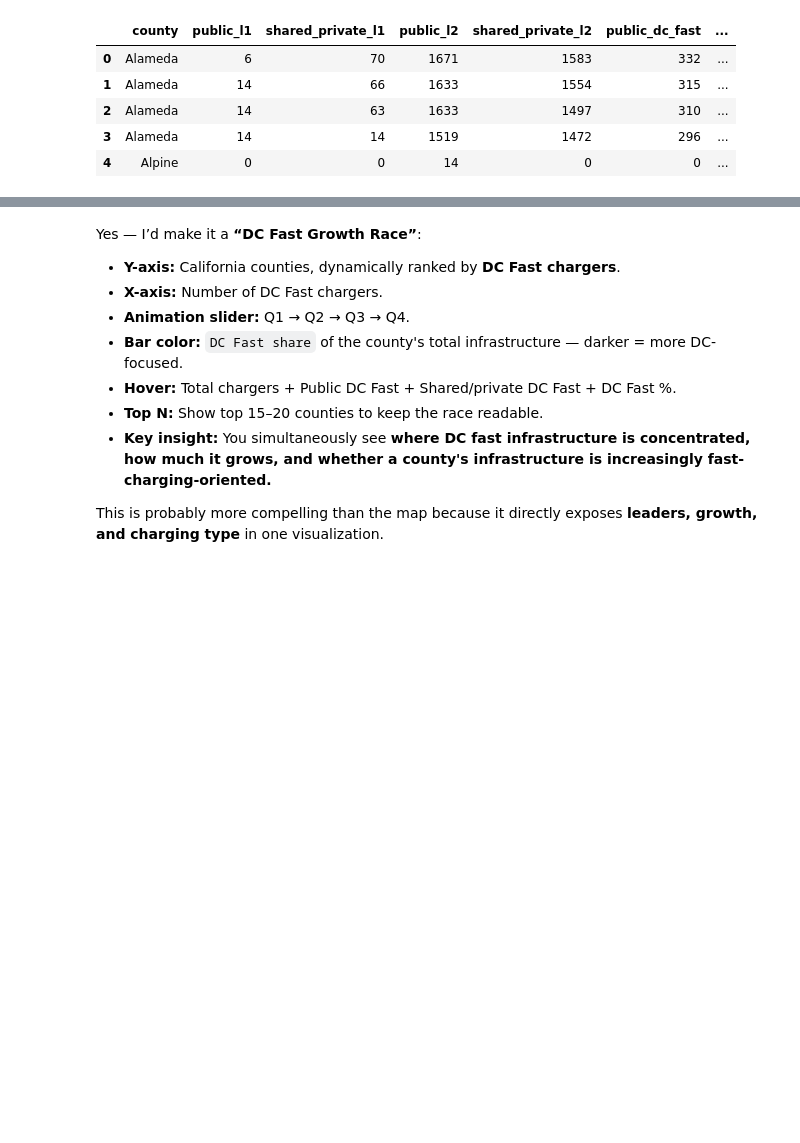
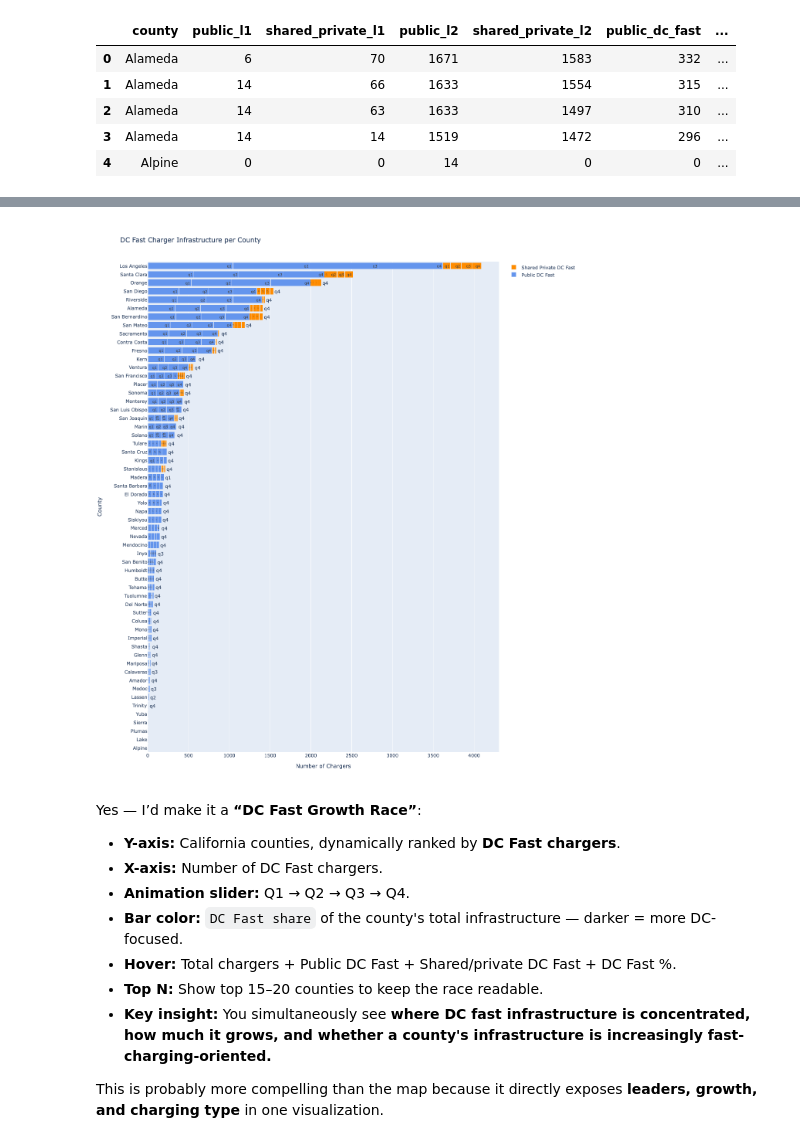
Before and after one commit to sshariz/EVChargingInfrastructure, a Jupyter notebook: evproject.ipynb, the cells around one changed output, grey strips where cells are left out. Cells and saved outputs as stored; diff of their text form; code cells hidden in the pictures; blank space fills up the shorter version.

```diff
--- a/evproject.ipynb
+++ b/evproject.ipynb
@@ -614,3 +575,48 @@ The default of observed=False is deprecated and will be changed to True in a fut
+# %%
+# All counties
+
+fig = go.Figure()
+quarter_labels = ["q1", "q2", "q3", "q4"] * (len(df) // 4)
+
+fig.add_trace(
+    go.Bar(
+        y=df["county"],
+        x=df["public_dc_fast"],
+        name="Public DC Fast",
+        text=quarter_labels,
+        orientation="h",
+        marker=dict(color="cornflowerblue"),
+    )
+)
+
+fig.add_trace(
+    go.Bar(
+        y=df["county"],
+        x=df["shared_private_dc_fast"],
+        name="Shared Private DC Fast",
+        text=quarter_labels,
+        orientation="h",
+        marker=dict(color="darkorange"),
+    )
+)
+
+# --- CALCULATE DYNAMIC HEIGHT ---
+# Giving roughly 25-30 pixels per unique county ensures text & bars aren't squished
+num_counties = df["county"].nunique()
+calculated_height = max(400, num_counties * 25)
+
+fig.update_layout(
+    barmode="stack",
+    title="DC Fast Charger Infrastructure per County",
+    xaxis_title="Number of Chargers",
+    yaxis_title="County",
+    yaxis={"categoryorder": "total ascending"},
+    height=calculated_height,  # <--- Forces the chart to stretch vertically
+)
+
+fig.show()
+# %% [output]
+[figure, added]
 # %% [markdown]
 Yes — I’d make it a **“DC Fast Growth Race”**:
 
```
Also changed, not shown: parts of 5 cells of this notebook.
